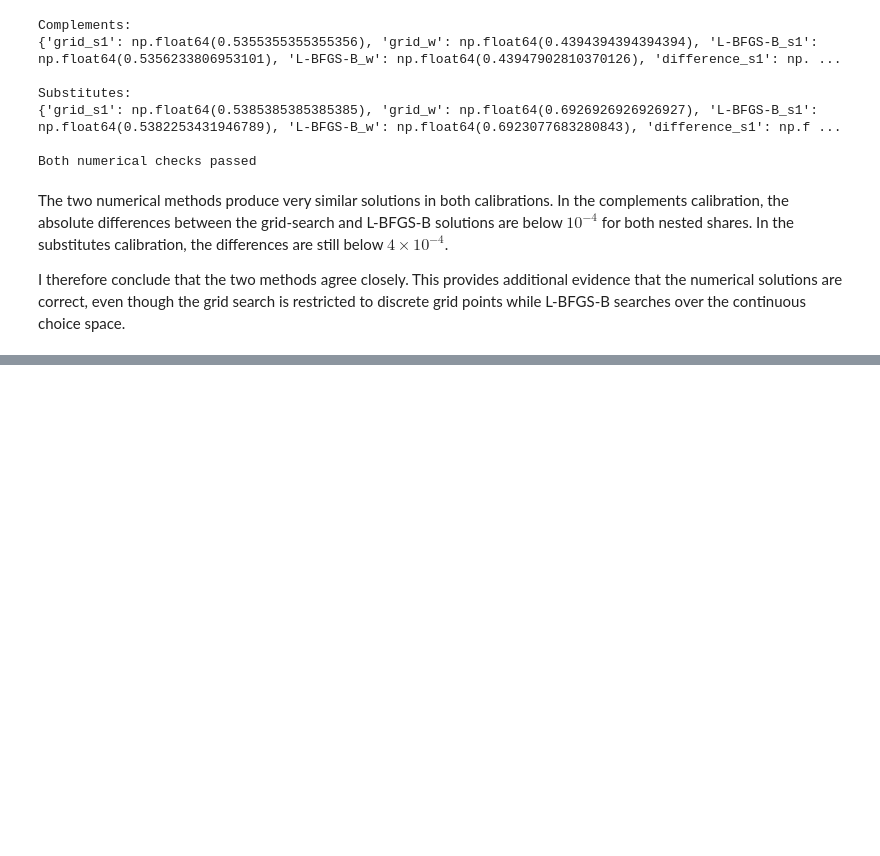
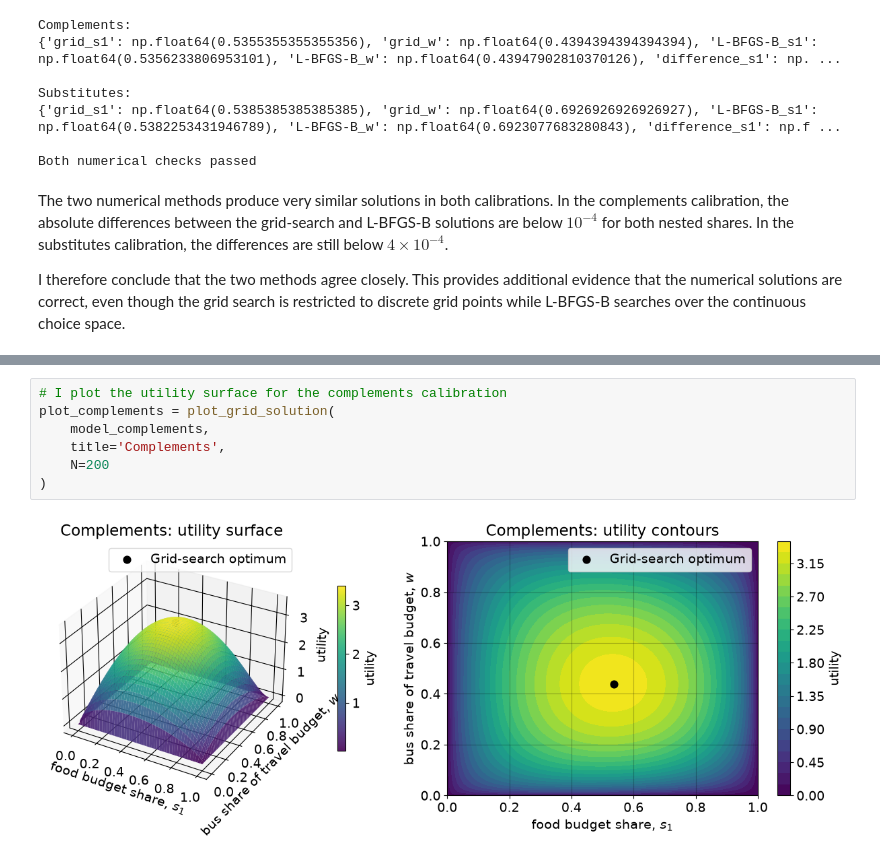
Before and after one commit to OttoBengtson/programming-for-economists, a Jupyter notebook: 02_modelproject/ModelProject.ipynb, the cells around one changed output, grey strips where cells are left out. Saved outputs shown, nothing was run; the diff lists cells and outputs as text; blank space fills up the shorter version.

```diff
--- a/02_modelproject/ModelProject.ipynb
+++ b/02_modelproject/ModelProject.ipynb
@@ -336,0 +418,9 @@ I visualize utility over the nested budget shares using both a three-dimensional
+# %%
+# I plot the utility surface for the complements calibration
+plot_complements = plot_grid_solution(
+    model_complements,
+    title='Complements',
+    N=200
+)
+# %% [output]
+[figure, added]
```
Also changed, not shown: parts of 39 cells of this notebook.
